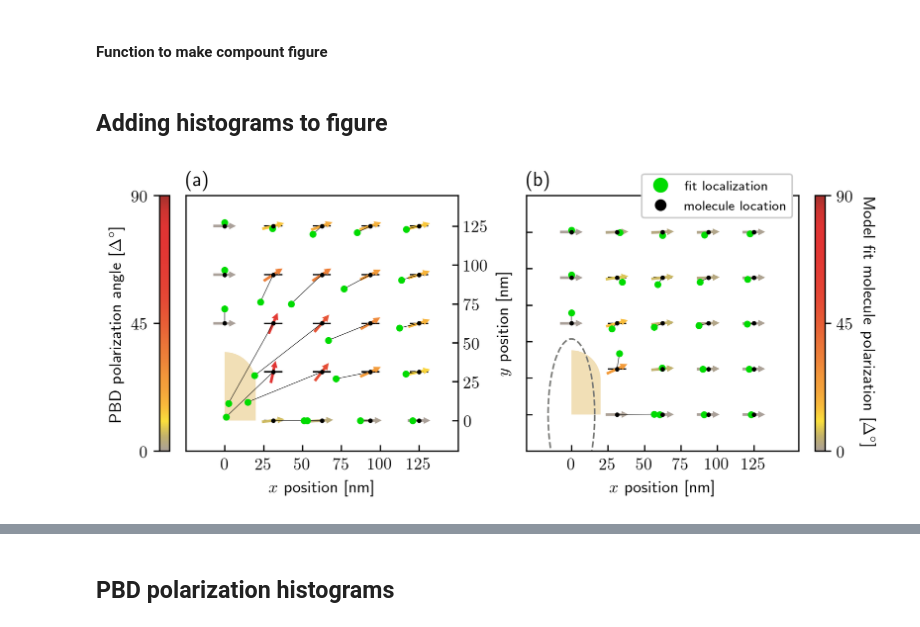
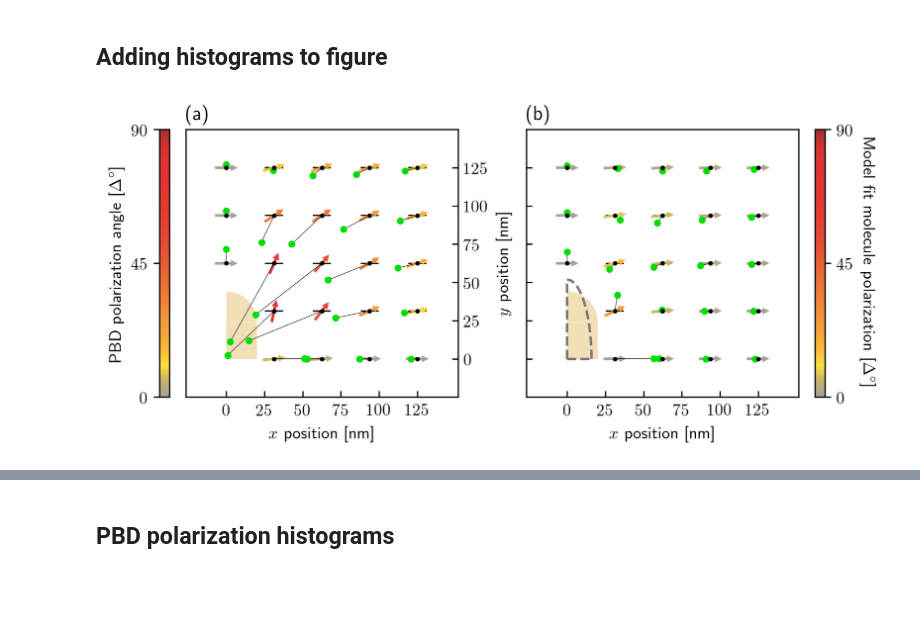
Before and after one commit to HarrisonGoldwyn/mispolarization, a Jupyter notebook: solving_problems/notebooks/mispol_paper_fig5_histograms.ipynb, the cells around one changed output, grey strips where cells are left out. Saved outputs shown, nothing was run; the diff lists cells and outputs as text; code cells hidden in the pictures; blank space fills up the shorter version.

```diff
--- a/solving_problems/notebooks/mispol_paper_fig5_histograms.ipynb
+++ b/solving_problems/notebooks/mispol_paper_fig5_histograms.ipynb
@@ -657,2 +19,0 @@ right_ax.yaxis.set_ticklabels([None])
-# %% [markdown]
-#### Function to make compount figure
@@ -790,14 +23,10 @@ def fig5(
 # %% [markdown]
 ## Adding histograms to figure
-# %%
-fig5(simTestInst_few_mol_h_100, test_BEM_fit_instance_few_mol_h_100,
-#     [-20,160,-20,160],
-#     quiv_tick_list=np.linspace(0,300,3),
-#     quiv_ticklabel_list=[r'$0$', r'$150$',r'$300$'],
-    fig_size=(6.5, 2.8)
-    )
-# %% [output]
-[figure, removed]
+# %%
+loaded_fit_inst = bem.LoadedFit('fig5/fig5')
+fig5 = bem.fig5(loaded_fit_inst.loaded_sim_exp_instance, loaded_fit_inst, draw_quadrant=True)
+# %% [output]
+[figure, added]
 # %%
 def map_angles_to_first_quad(angles):
     angle_in_first_quad = np.arctan(
```
Also changed, not shown: parts of 35 cells of this notebook, 2 other files.
